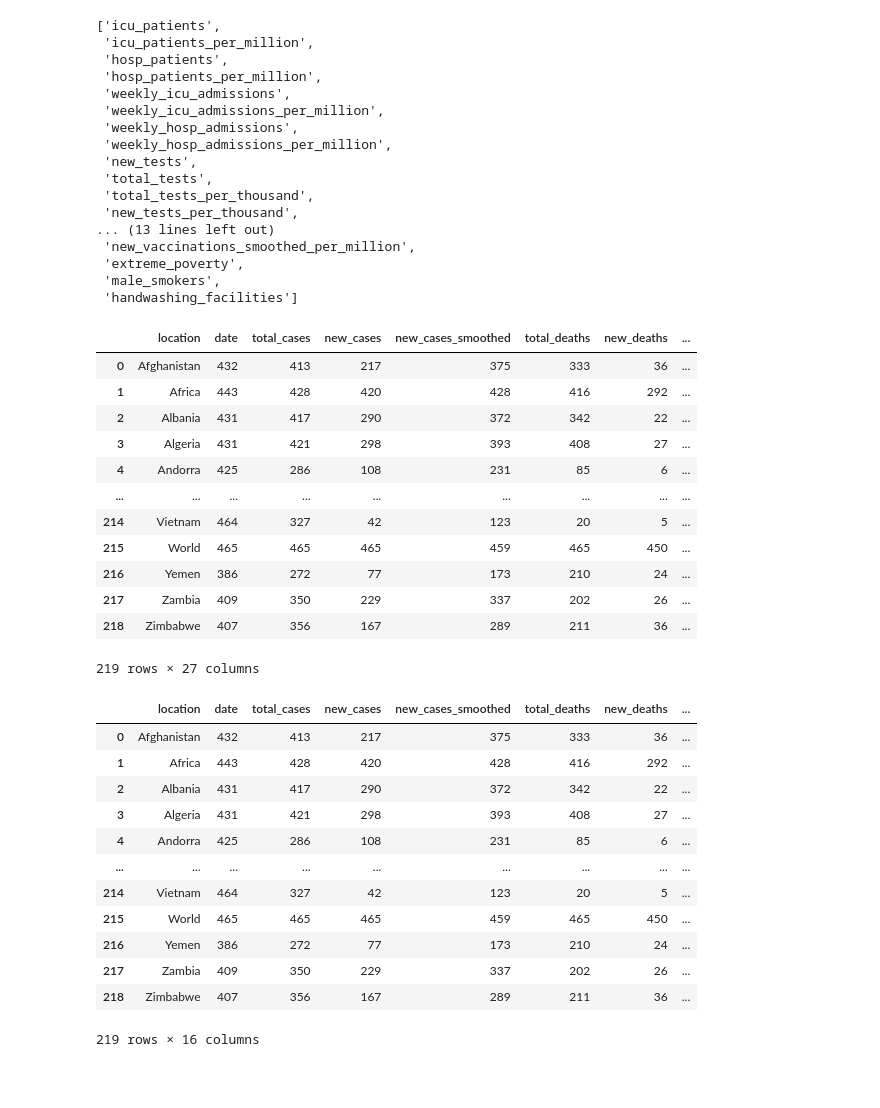
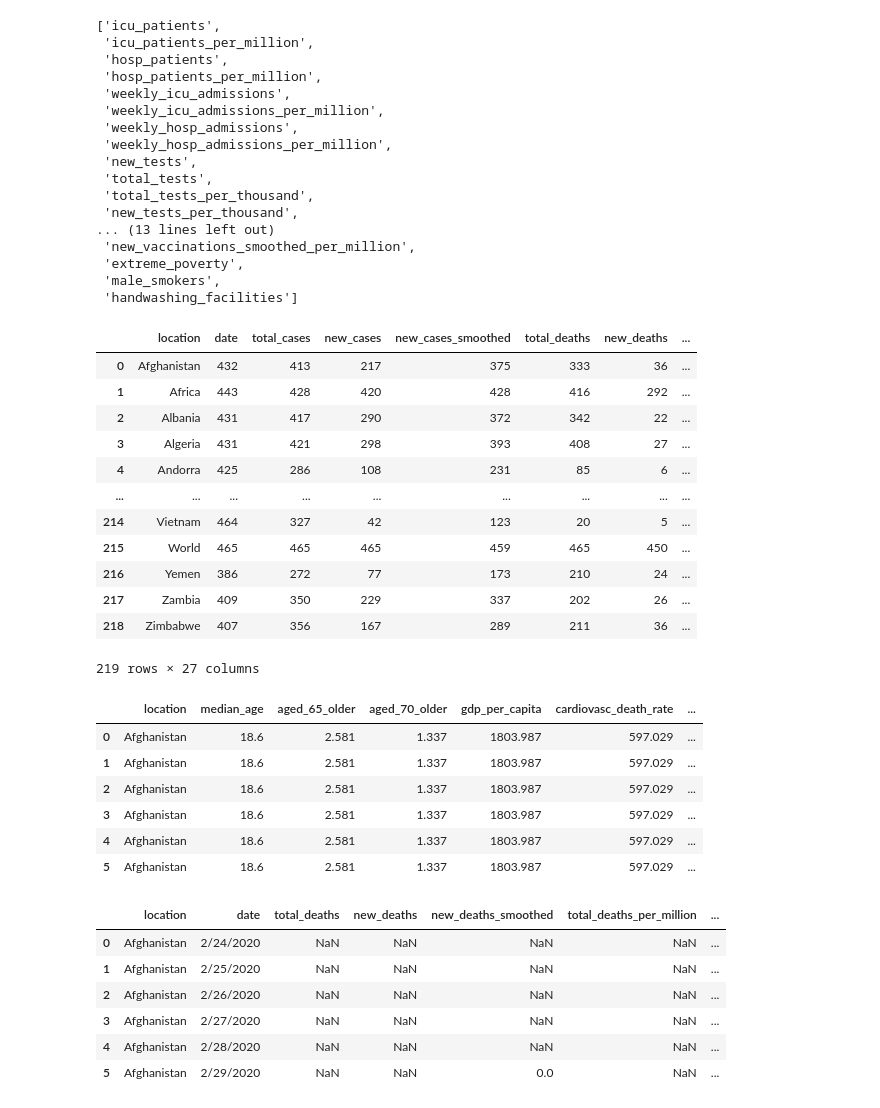
Before and after one commit to Dan23ws12/OWID-Covid-Data-Project, a Jupyter notebook: Analysis/Covid Data Normalization.ipynb, the cells around one changed output. Cells and saved outputs as stored; diff of their text form; code cells hidden in the pictures; blank space fills up the shorter version.

```diff
--- a/Analysis/Covid Data Normalization.ipynb
+++ b/Analysis/Covid Data Normalization.ipynb
@@ -55,45 +55,41 @@ covid_deaths_drop
 # %%
 #removing irrelevant columns
 cov_deaths_red = covid_deaths.drop(covid_deaths_drop, axis = 1)
-cov_deaths_loc_nuniq_df = get_location_rel(cov_deaths_red)
-cov_deaths_loc_nuniq_df
-# %% [output]
-|  | location | date | total_cases | new_cases | new_cases_smoothed | total_deaths | new_deaths | ... |
-| 0 | Afghanistan | 432 | 413 | 217 | 375 | 333 | 36 | ... |
-| 1 | Africa | 443 | 428 | 420 | 428 | 416 | 292 | ... |
-| 2 | Albania | 431 | 417 | 290 | 372 | 342 | 22 | ... |
-| 3 | Algeria | 431 | 421 | 298 | 393 | 408 | 27 | ... |
-| 4 | Andorra | 425 | 286 | 108 | 231 | 85 | 6 | ... |
-| ... | ... | ... | ... | ... | ... | ... | ... | ... |
-| 214 | Vietnam | 464 | 327 | 42 | 123 | 20 | 5 | ... |
-| 215 | World | 465 | 465 | 465 | 459 | 465 | 450 | ... |
-| 216 | Yemen | 386 | 272 | 77 | 173 | 210 | 24 | ... |
-| 217 | Zambia | 409 | 350 | 229 | 337 | 202 | 26 | ... |
-| 218 | Zimbabwe | 407 | 356 | 167 | 289 | 211 | 36 | ... |
-219 rows × 27 columns
+# %%
+cov_deaths_loc_nuniq_df = get_location_rel(cov_deaths_red)
+cov_deaths_loc_nuniq_df
+# %% [output]
+|  | location | date | total_cases | new_cases | new_cases_smoothed | total_deaths | new_deaths | ... |
+| 0 | Afghanistan | 432 | 413 | 217 | 375 | 333 | 36 | ... |
+| 1 | Africa | 443 | 428 | 420 | 428 | 416 | 292 | ... |
+| 2 | Albania | 431 | 417 | 290 | 372 | 342 | 22 | ... |
+| 3 | Algeria | 431 | 421 | 298 | 393 | 408 | 27 | ... |
+| 4 | Andorra | 425 | 286 | 108 | 231 | 85 | 6 | ... |
+| ... | ... | ... | ... | ... | ... | ... | ... | ... |
+| 214 | Vietnam | 464 | 327 | 42 | 123 | 20 | 5 | ... |
+| 215 | World | 465 | 465 | 465 | 459 | 465 | 450 | ... |
+| 216 | Yemen | 386 | 272 | 77 | 173 | 210 | 24 | ... |
+| 217 | Zambia | 409 | 350 | 229 | 337 | 202 | 26 | ... |
+| 218 | Zimbabwe | 407 | 356 | 167 | 289 | 211 | 36 | ... |
+219 rows × 27 columns
 # %%
 # A list of names of columns that have at most one unique value per location
 one_per_loc_lst = ["median_age", "aged_65_older", "aged_70_older", "gdp_per_capita", "cardiovasc_death_rate", "diabetes_prevalence", "female_smokers",
-                  "hospital_beds_per_thousand", "life_expectancy", "population_density", "human_development_index"]
+                  "hospital_beds_per_thousand", "life_expectancy", "population_density", "human_development_index", "iso_code", "continent"]
-# %% [output]
-|  | location | date | total_cases | new_cases | new_cases_smoothed | total_deaths | new_deaths | ... |
-| 0 | Afghanistan | 432 | 413 | 217 | 375 | 333 | 36 | ... |
-| 1 | Africa | 443 | 428 | 420 | 428 | 416 | 292 | ... |
-| 2 | Albania | 431 | 417 | 290 | 372 | 342 | 22 | ... |
-| 3 | Algeria | 431 | 421 | 298 | 393 | 408 | 27 | ... |
-| 4 | Andorra | 425 | 286 | 108 | 231 | 85 | 6 | ... |
-| ... | ... | ... | ... | ... | ... | ... | ... | ... |
-| 214 | Vietnam | 464 | 327 | 42 | 123 | 20 | 5 | ... |
-| 215 | World | 465 | 465 | 465 | 459 | 465 | 450 | ... |
-| 216 | Yemen | 386 | 272 | 77 | 173 | 210 | 24 | ... |
-| 217 | Zambia | 409 | 350 | 229 | 337 | 202 | 26 | ... |
-| 218 | Zimbabwe | 407 | 356 | 167 | 289 | 211 | 36 | ... |
-219 rows × 16 columns
 # %%
 #table with columns from covid_deaths that has only one value per location
-country_df = cov_deaths_red.loc[:, one_per_loc_lst]
+location_df = cov_deaths_red.loc[:, ["location"] + one_per_loc_lst]
+location_df.head(6)
+# %% [output]
+|  | location | median_age | aged_65_older | aged_70_older | gdp_per_capita | cardiovasc_death_rate | ... |
+| 0 | Afghanistan | 18.6 | 2.581 | 1.337 | 1803.987 | 597.029 | ... |
+| 1 | Afghanistan | 18.6 | 2.581 | 1.337 | 1803.987 | 597.029 | ... |
+| 2 | Afghanistan | 18.6 | 2.581 | 1.337 | 1803.987 | 597.029 | ... |
+| 3 | Afghanistan | 18.6 | 2.581 | 1.337 | 1803.987 | 597.029 | ... |
+| 4 | Afghanistan | 18.6 | 2.581 | 1.337 | 1803.987 | 597.029 | ... |
+| 5 | Afghanistan | 18.6 | 2.581 | 1.337 | 1803.987 | 597.029 | ... |
 # %%
-remaining_col = cov_deaths_loc_nuniq_df_red.columns
+remaining_col = cov_deaths_red.columns
 #list containing names columns from covid_deaths that are about death
 death_df_col, other_df_col = [], []
 for col in remaining_col:
@@ -102,5 +98,13 @@ for col in remaining_col:
     else:
         other_df_col.append(col)
 
-death_df = cov_deaths_red.loc[:, death_df_col]
-other_df = cov_deaths_red.loc[:, other_df_col]
+death_df = cov_deaths_red.loc[:, ["location", "date"] + death_df_col]
+death_df.head(6)
+# %% [output]
+|  | location | date | total_deaths | new_deaths | new_deaths_smoothed | total_deaths_per_million | ... |
+| 0 | Afghanistan | 2/24/2020 | NaN | NaN | NaN | NaN | ... |
+| 1 | Afghanistan | 2/25/2020 | NaN | NaN | NaN | NaN | ... |
+| 2 | Afghanistan | 2/26/2020 | NaN | NaN | NaN | NaN | ... |
+| 3 | Afghanistan | 2/27/2020 | NaN | NaN | NaN | NaN | ... |
+| 4 | Afghanistan | 2/28/2020 | NaN | NaN | NaN | NaN | ... |
+| 5 | Afghanistan | 2/29/2020 | NaN | NaN | 0.0 | NaN | ... |
```
Also changed, not shown: parts of 4 cells of this notebook, 5 other files.
